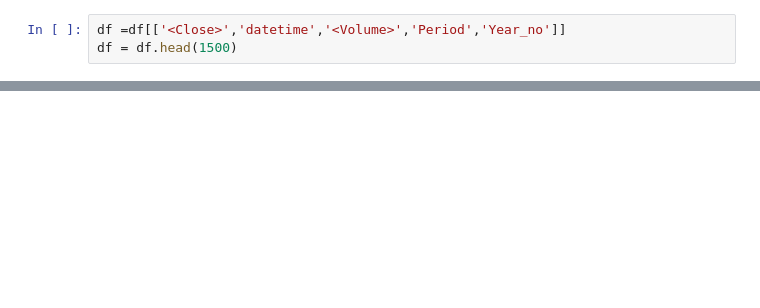
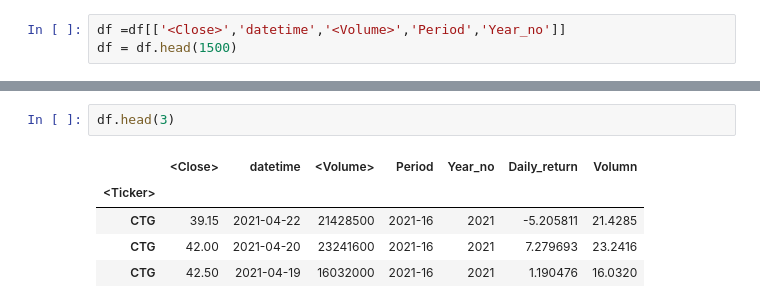
Before and after one commit to ngophuong/VNStock, a Jupyter notebook: 20210329 - CTG- Stock_plotly.ipynb, the cells around one changed output, grey strips where cells are left out. Cells and saved outputs as stored; diff of their text form; blank space fills up the shorter version.

```diff
--- a/20210329 - CTG- Stock_plotly.ipynb
+++ b/20210329 - CTG- Stock_plotly.ipynb
@@ -168 +172,9 @@ max      22.526100
 Name: Volumn, dtype: float64
+# %%
+df.head(3)
+# %% [output]
+|  | <Close> | datetime | <Volume> | Period | Year_no | Daily_return | Volumn |
+| <Ticker> |  |  |  |  |  |  |  |
+| CTG | 39.15 | 2021-04-22 | 21428500 | 2021-16 | 2021 | -5.205811 | 21.4285 |
+| CTG | 42.00 | 2021-04-20 | 23241600 | 2021-16 | 2021 | 7.279693 | 23.2416 |
+| CTG | 42.50 | 2021-04-19 | 16032000 | 2021-16 | 2021 | 1.190476 | 16.0320 |
```
Also changed, not shown: parts of 8 cells of this notebook.
